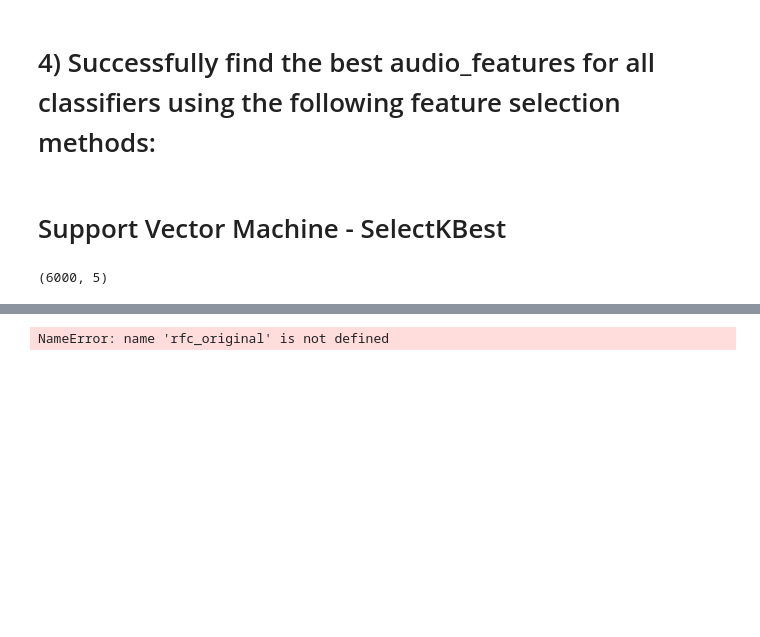
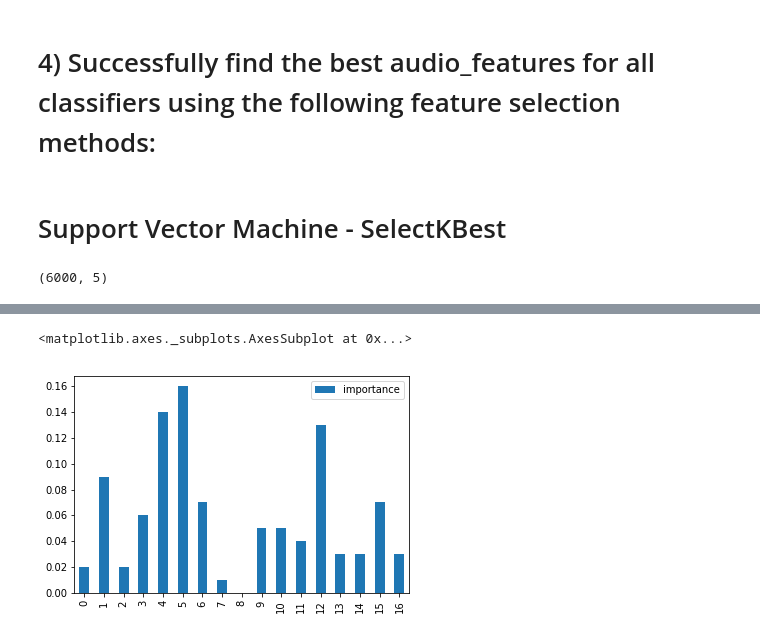
Before and after one commit to thanhcs94/CS_MachineLearningCourse, a Jupyter notebook: week2/ass/ass2_best_parameters_an_features.ipynb, the cells around one changed output, grey strips where cells are left out. Saved outputs shown, nothing was run; the diff lists cells and outputs as text; code cells hidden in the pictures; blank space fills up the shorter version.

```diff
--- a/week2/ass/ass2_best_parameters_an_features.ipynb
+++ b/week2/ass/ass2_best_parameters_an_features.ipynb
@@ -379,0 +378,5 @@ df_features.columns[selectK.get_support(indices=True)].tolist()
+# %%
+model_rf.feature_importances_
+importances = pd.DataFrame({"feature":df_features.columns, "importance":model_rf.feature_importances_})
+importances.importance = importances.importance.round(2)
+importances
@@ -380,3 +444,8 @@ df_features.columns[selectK.get_support(indices=True)].tolist()
+# %%
+importances.plot.bar()
+# %% [output]
+<matplotlib.axes._subplots.AxesSubplot at 0x...>
+[figure, added]
 # %%
 from numpy import sort
 from sklearn.metrics import accuracy_score
@@ -384,7 +452,0 @@ from sklearn.feature_selection import SelectFromModel, RFE
-# %%
-rfe = RFE(rfc_original, 5)
-rfc_5 = rfe.fit(X, y)
-print ('5 importance features: ')
-df_audio_features_jdrr_final.columns[rfe.get_support(importances)].tolist()
-# %% [output]
-NameError: name 'rfc_original' is not defined
```
Also changed, not shown: parts of 23 cells of this notebook, 1 other file.
